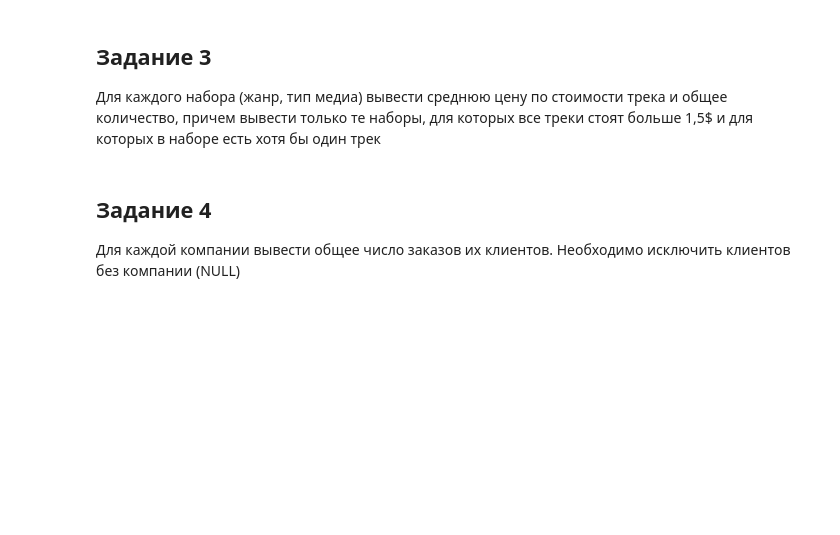
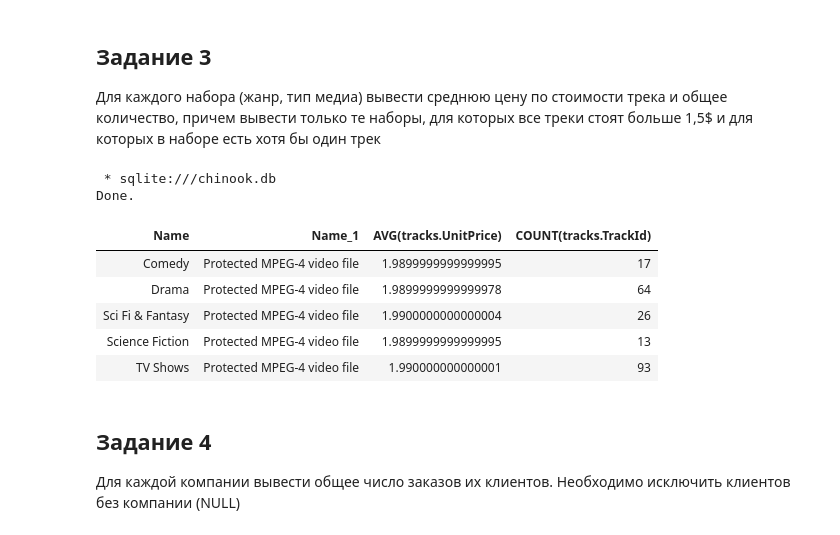
Before and after one commit to YanaGlad/DatabaseLab, a Jupyter notebook: lab_2.ipynb, the cells around one changed output. Drawn from its saved outputs; the diff is of its cells as text; code cells hidden in the pictures; blank space fills up the shorter version.

```diff
--- a/lab_2.ipynb
+++ b/lab_2.ipynb
@@ -75,6 +75,21 @@ Done.
 # %% [markdown]
 ## Задание 3
 Для каждого набора (жанр, тип медиа) вывести среднюю цену по стоимости трека и общее количество, причем вывести только те наборы, для которых все треки стоят больше 1,5$ и для которых в наборе есть хотя бы один трек
+# %%
+%%sql
+SELECT genres.Name, media_types.Name, AVG(tracks.UnitPrice), COUNT(tracks.TrackId) FROM tracks
+inner JOIN genres ON tracks.GenreId = genres.GenreId
+inner JOIN media_types ON tracks.MediaTypeId = media_types.MediaTypeId
+GROUP BY genres.Name, media_types.Name HAVING COUNT(tracks.TrackId) > 0 AND tracks.UnitPrice > 1.5
+# %% [output]
+ * sqlite:///chinook.db
+Done.
+| Name | Name_1 | AVG(tracks.UnitPrice) | COUNT(tracks.TrackId) |
+| Comedy | Protected MPEG-4 video file | 1.9899999999999995 | 17 |
+| Drama | Protected MPEG-4 video file | 1.9899999999999978 | 64 |
+| Sci Fi & Fantasy | Protected MPEG-4 video file | 1.9900000000000004 | 26 |
+| Science Fiction | Protected MPEG-4 video file | 1.9899999999999995 | 13 |
+| TV Shows | Protected MPEG-4 video file | 1.990000000000001 | 93 |
 # %% [markdown]
 ## Задание 4
 Для каждой компании вывести общее число заказов их клиентов. Необходимо исключить клиентов без компании (NULL)
```
Also changed, not shown: parts of 7 cells of this notebook.
